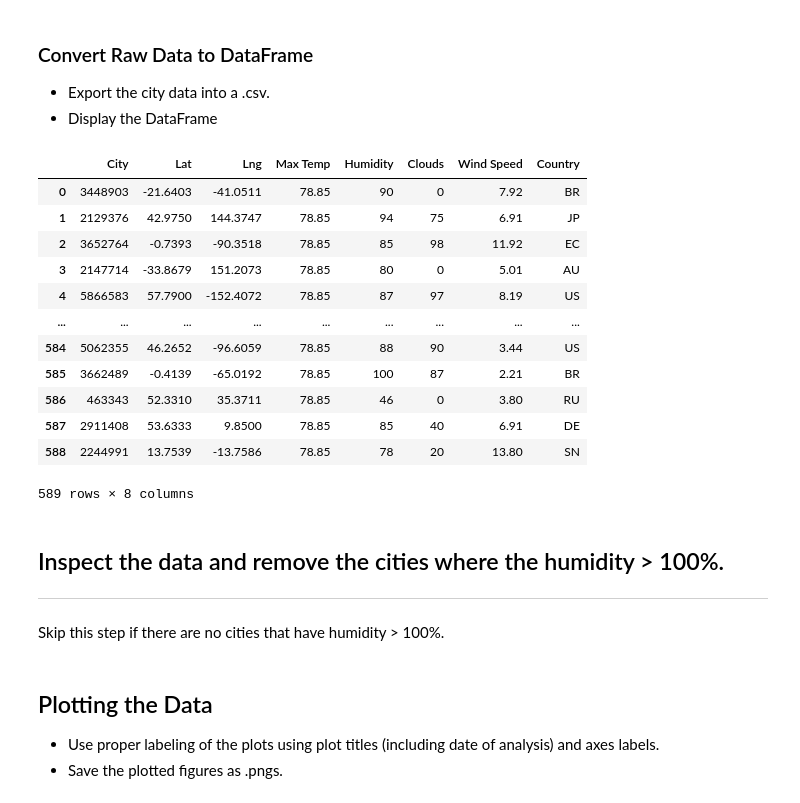
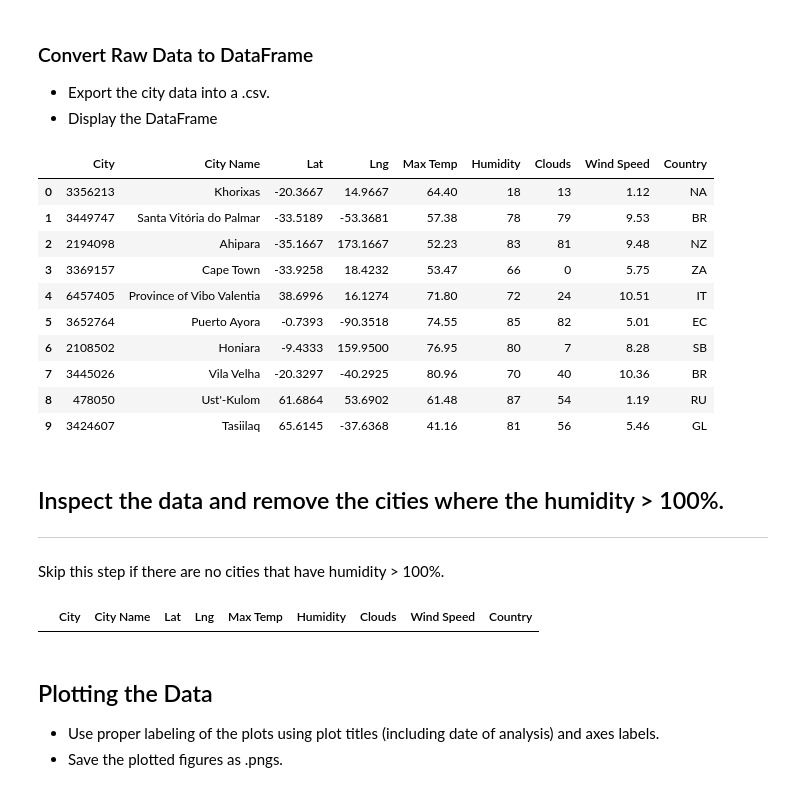
Before and after one commit to Ramyals-web/Python-API-Challenges, a Jupyter notebook: starter_code/WeatherPy.ipynb, the cells around one changed output. Cells and saved outputs as stored; diff of their text form; code cells hidden in the pictures.

```diff
--- a/starter_code/WeatherPy.ipynb
+++ b/starter_code/WeatherPy.ipynb
@@ -138,31 +139,27 @@ City Name: tambacounda, City ID: 2244991, Temperature:78.85,  Humidity:78, Cloud
 * Export the city data into a .csv.
 * Display the DataFrame
 # %%
-city_data_df = pd.DataFrame({
-    "City" : city_id_list,
-    "Lat" : lat_list,
-    "Lng" : lng_list,
-    "Max Temp" : temp,
-    "Humidity" : humidity_list,
-    "Clouds" : clouds_list,
-    "Wind Speed" : wind_speed_list,
-    "Country" : country_name_list,
-        #"Date" : date_list
-    })
+city_data_df = pd.DataFrame({"City" : (city_id_list),
+    "City Name":(city_name_list),
+    "Lat" : (lat_list),
+    "Lng" : (lng_list),
+    "Max Temp" : (temp_list),
+    "Humidity" : (humidity_list),
+    "Clouds" : (clouds_list),
+    "Wind Speed" : (wind_speed_list),
+    "Country" : (country_name_list)})
 
-city_data_df
+city_data_df.head(10)
 # %% [output]
-|  | City | Lat | Lng | Max Temp | Humidity | Clouds | Wind Speed | Country |
-| 0 | 3448903 | -21.6403 | -41.0511 | 78.85 | 90 | 0 | 7.92 | BR |
-| 1 | 2129376 | 42.9750 | 144.3747 | 78.85 | 94 | 75 | 6.91 | JP |
-| 2 | 3652764 | -0.7393 | -90.3518 | 78.85 | 85 | 98 | 11.92 | EC |
-| 3 | 2147714 | -33.8679 | 151.2073 | 78.85 | 80 | 0 | 5.01 | AU |
-| 4 | 5866583 | 57.7900 | -152.4072 | 78.85 | 87 | 97 | 8.19 | US |
-| ... | ... | ... | ... | ... | ... | ... | ... | ... |
-| 584 | 5062355 | 46.2652 | -96.6059 | 78.85 | 88 | 90 | 3.44 | US |
-| 585 | 3662489 | -0.4139 | -65.0192 | 78.85 | 100 | 87 | 2.21 | BR |
-| 586 | 463343 | 52.3310 | 35.3711 | 78.85 | 46 | 0 | 3.80 | RU |
-| 587 | 2911408 | 53.6333 | 9.8500 | 78.85 | 85 | 40 | 6.91 | DE |
-| 588 | 2244991 | 13.7539 | -13.7586 | 78.85 | 78 | 20 | 13.80 | SN |
+|  | City | City Name | Lat | Lng | Max Temp | Humidity | Clouds | Wind Speed | Country |
+| 0 | 3356213 | Khorixas | -20.3667 | 14.9667 | 64.40 | 18 | 13 | 1.12 | NA |
+| 1 | 3449747 | Santa Vitória do Palmar | -33.5189 | -53.3681 | 57.38 | 78 | 79 | 9.53 | BR |
+| 2 | 2194098 | Ahipara | -35.1667 | 173.1667 | 52.23 | 83 | 81 | 9.48 | NZ |
+| 3 | 3369157 | Cape Town | -33.9258 | 18.4232 | 53.47 | 66 | 0 | 5.75 | ZA |
+| 4 | 6457405 | Province of Vibo Valentia | 38.6996 | 16.1274 | 71.80 | 72 | 24 | 10.51 | IT |
+| 5 | 3652764 | Puerto Ayora | -0.7393 | -90.3518 | 74.55 | 85 | 82 | 5.01 | EC |
+| 6 | 2108502 | Honiara | -9.4333 | 159.9500 | 76.95 | 80 | 7 | 8.28 | SB |
+| 7 | 3445026 | Vila Velha | -20.3297 | -40.2925 | 80.96 | 70 | 40 | 10.36 | BR |
+| 8 | 478050 | Ust'-Kulom | 61.6864 | 53.6902 | 61.48 | 87 | 54 | 1.19 | RU |
+| 9 | 3424607 | Tasiilaq | 65.6145 | -37.6368 | 41.16 | 81 | 56 | 5.46 | GL |
-589 rows × 8 columns
 # %%
@@ -171,6 +168,10 @@ city_data_df.to_csv("../Output/city_date.csv")
 ## Inspect the data and remove the cities where the humidity > 100%.
 ----
 Skip this step if there are no cities that have humidity > 100%.
+# %%
+city_data_df.loc[city_data_df["Humidity"]>100]
+# %% [output]
+|  | City | City Name | Lat | Lng | Max Temp | Humidity | Clouds | Wind Speed | Country |
 # %%
 #  Get the indices of cities that have humidity over 100%.
 # %%
```
Also changed, not shown: parts of 18 cells of this notebook, 8 other files.
